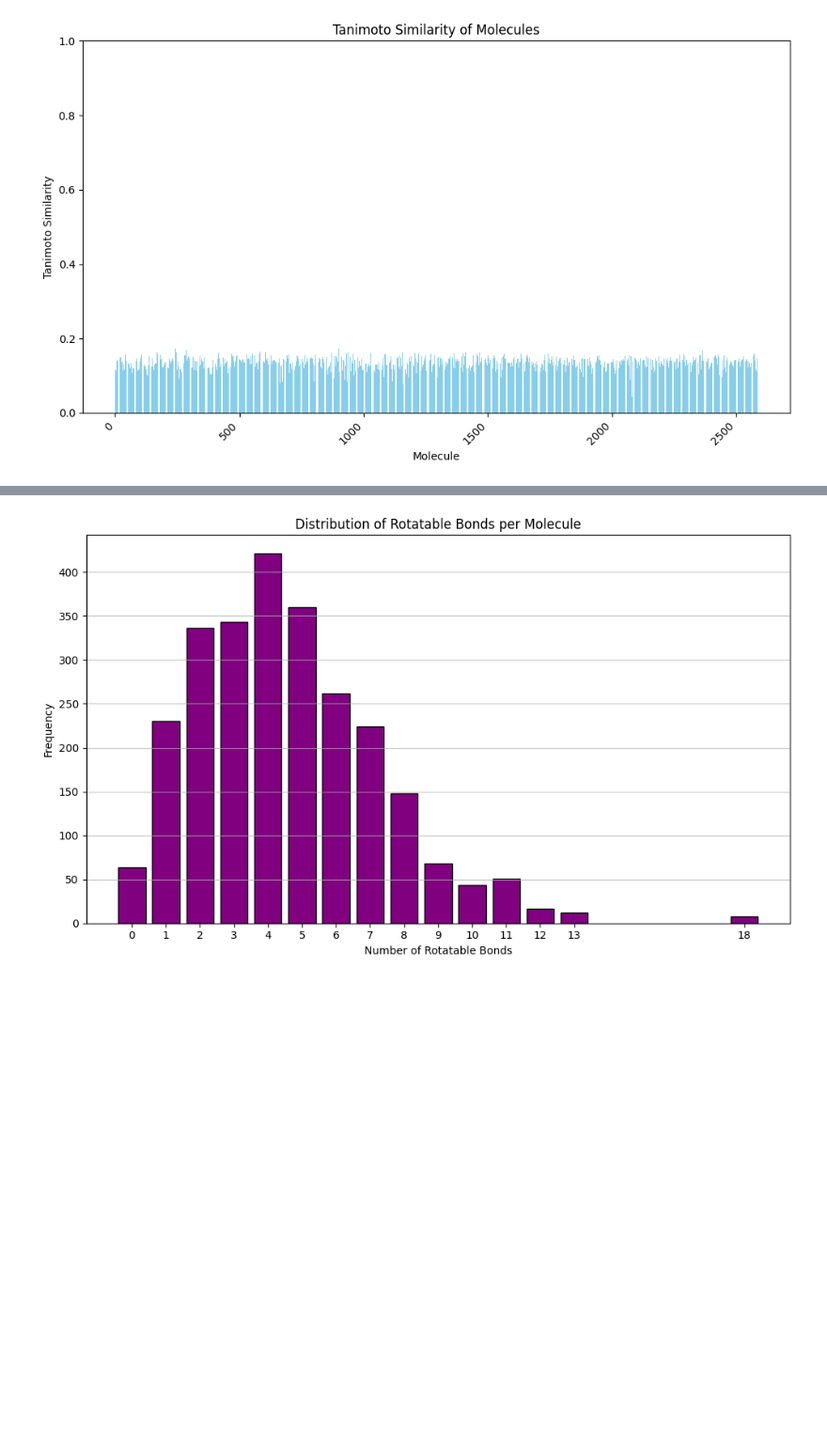
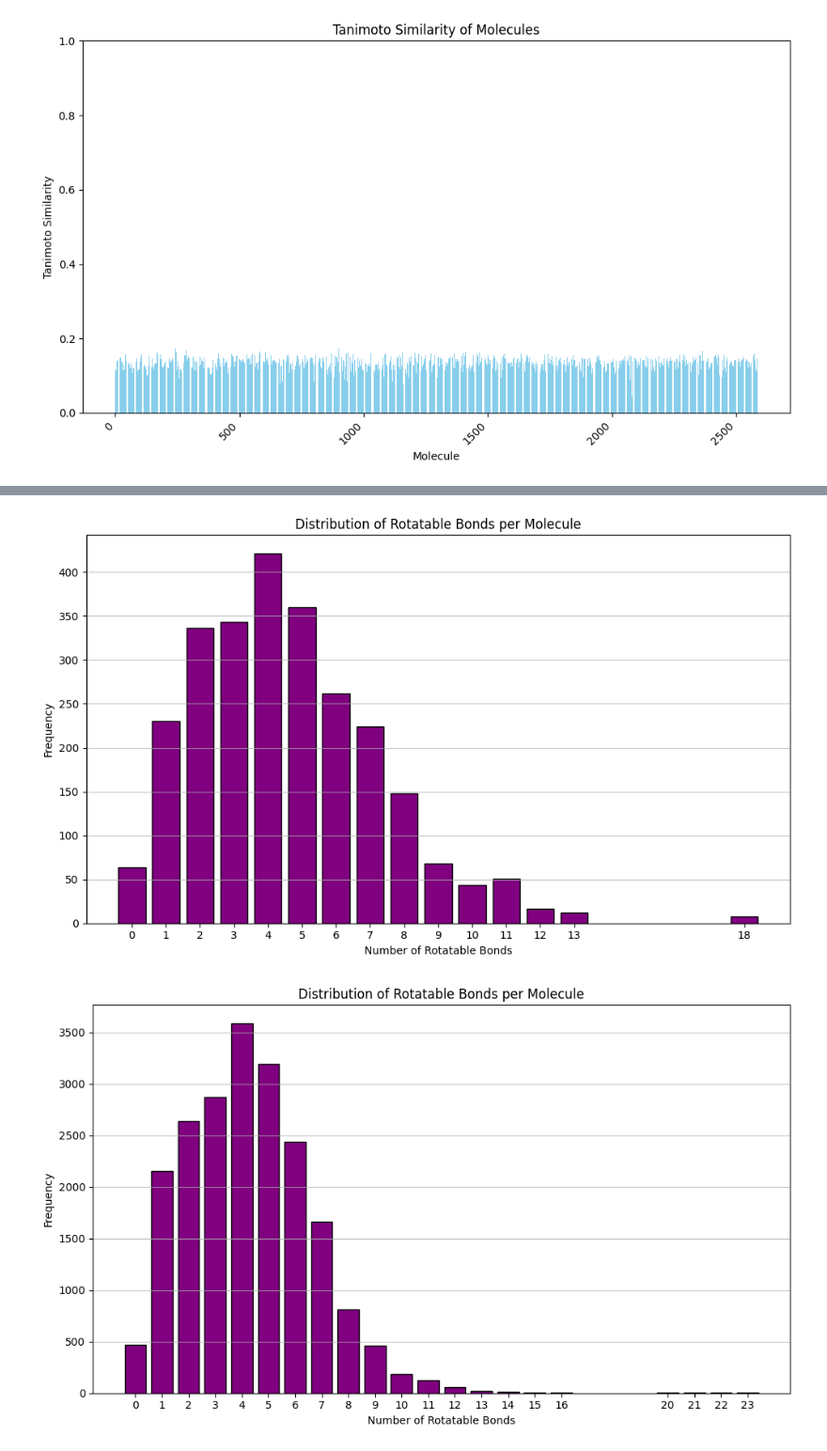
Before and after one commit to AlexanderGzyl/HPLC_ML_Leaderboard, a Jupyter notebook: ml/dataanalysis/data_split_eda.ipynb, the cells around one changed output, grey strips where cells are left out. Shown: that part at 94% size. Saved outputs shown, nothing was run; the diff lists cells and outputs as text; code cells hidden in the pictures; blank space fills up the shorter version.

```diff
--- a/ml/dataanalysis/data_split_eda.ipynb
+++ b/ml/dataanalysis/data_split_eda.ipynb
@@ -139,7 +308,10 @@ plot_stereogenic_centers_per_molecule(test_df['SMILES'].to_list())
 # %%
 # rotatble bond number
 from utils import plot_rotatable_bonds_per_molecule
 
 plot_rotatable_bonds_per_molecule(test_df['SMILES'].to_list())
+plot_rotatable_bonds_per_molecule(train_df['SMILES'].to_list())
+plot_rotatable_bonds_per_molecule(valid_df['SMILES'].to_list())
 # %% [output]
 [figure]
+[figure, added]
```
Also changed, not shown: parts of 20 cells of this notebook, 1 other file.
